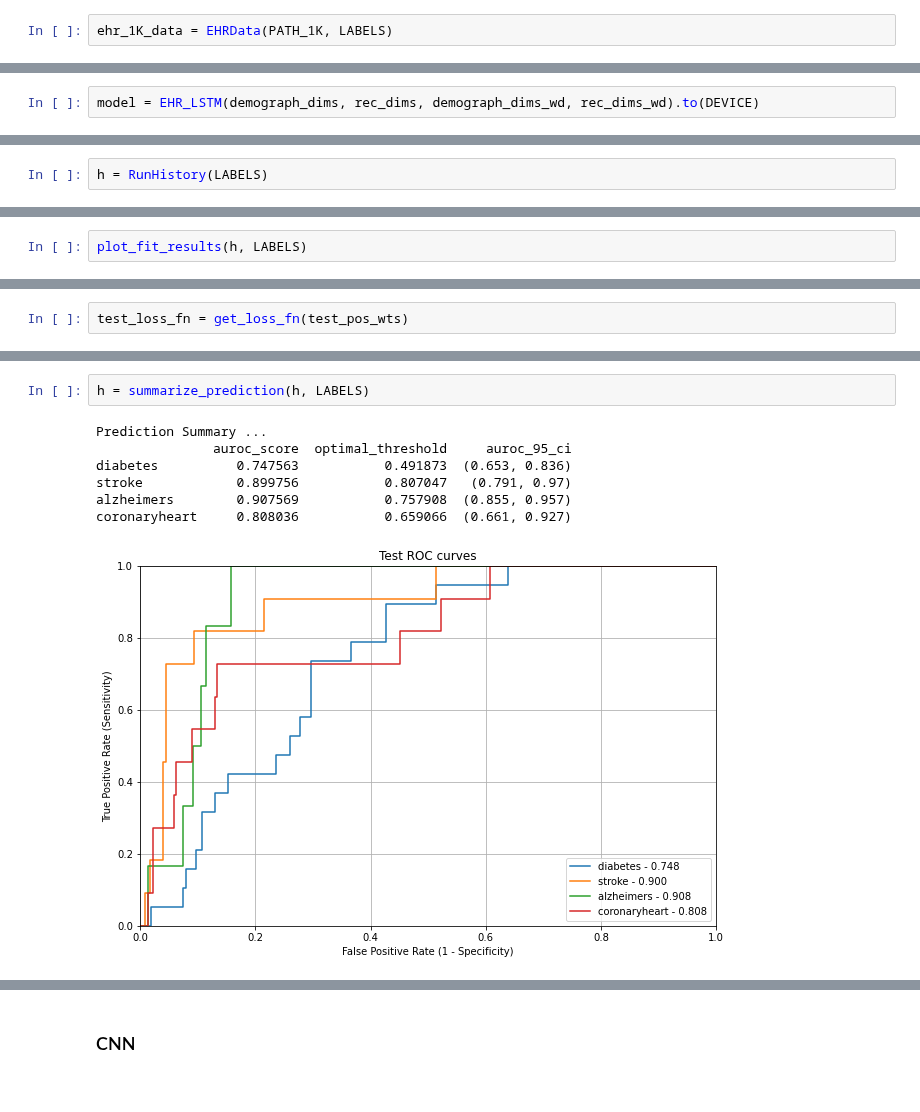
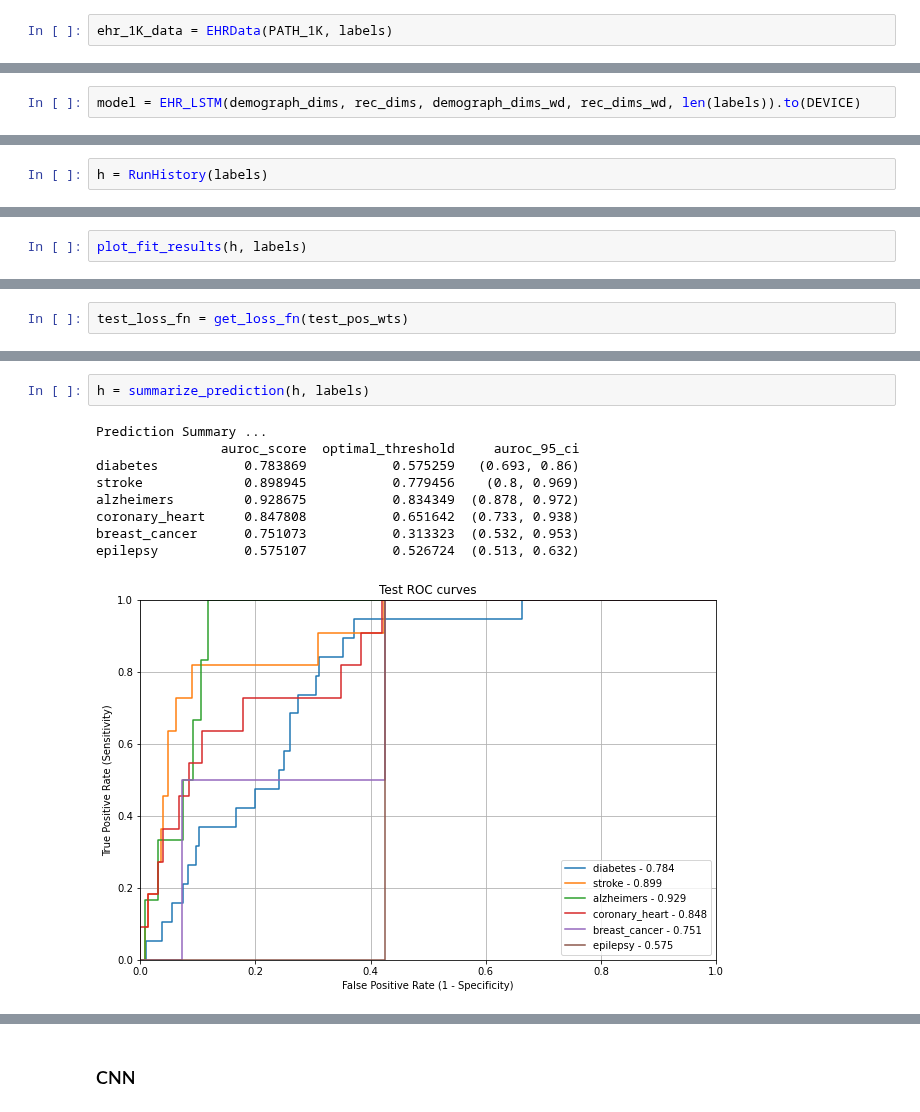
Before and after one commit to corazonlabs/lemonpie, a Jupyter notebook: 99_quick_walkthru.ipynb, the cells around one changed output, grey strips where cells are left out. Saved outputs shown, nothing was run; the diff lists cells and outputs as text.

```diff
--- a/99_quick_walkthru.ipynb
+++ b/99_quick_walkthru.ipynb
@@ -140,6 +162,6 @@ Create the data object
 # %%
 from lemonpie.data import *
 # %%
-ehr_1K_data = EHRData(PATH_1K, LABELS)
+ehr_1K_data = EHRData(PATH_1K, labels)
 # %% [markdown]
 Load vocabs and their dimensions
@@ -162,7 +185,7 @@ train_loss_fn, valid_loss_fn = get_loss_fn(train_pos_wts), get_loss_fn(valid_pos
 # %%
 from lemonpie.models import *
 # %%
-model = EHR_LSTM(demograph_dims, rec_dims, demograph_dims_wd, rec_dims_wd).to(DEVICE)
+model = EHR_LSTM(demograph_dims, rec_dims, demograph_dims_wd, rec_dims_wd, len(labels)).to(DEVICE)
 # %% [markdown]
 Optimizer
 # %%
@@ -170,7 +193,7 @@ optimizer = torch.optim.Adagrad(model.parameters())
 # %% [markdown]
 Then run fit
 # %%
-h = RunHistory(LABELS)
+h = RunHistory(labels)
 # %%
 from lemonpie.metrics import *
 # %%
@@ -190,3 +213,3 @@ Wall time: 13.6 s
 # %%
-plot_fit_results(h, LABELS)
+plot_fit_results(h, labels)
 # %% [output]
@@ -208,13 +231,15 @@ test aurocs = [0.747563 0.899756 0.907569 0.808036]
 # %%
-h = summarize_prediction(h, LABELS)
+h = summarize_prediction(h, labels)
 # %% [output]
 Prediction Summary ...
-               auroc_score  optimal_threshold     auroc_95_ci
-diabetes          0.747563           0.491873  (0.653, 0.836)
-stroke            0.899756           0.807047   (0.791, 0.97)
-alzheimers        0.907569           0.757908  (0.855, 0.957)
-coronaryheart     0.808036           0.659066  (0.661, 0.927)
+                auroc_score  optimal_threshold     auroc_95_ci
+diabetes           0.783869           0.575259   (0.693, 0.86)
+stroke             0.898945           0.779456    (0.8, 0.969)
+alzheimers         0.928675           0.834349  (0.878, 0.972)
+coronary_heart     0.847808           0.651642  (0.733, 0.938)
+breast_cancer      0.751073           0.313323  (0.532, 0.953)
+epilepsy           0.575107           0.526724  (0.513, 0.632)
-[figure, old version]
+[figure, new version]
 # %%
 h.prediction_summary
 # %% [output]
```
Also changed, not shown: parts of 23 cells of this notebook, 1 other file.
